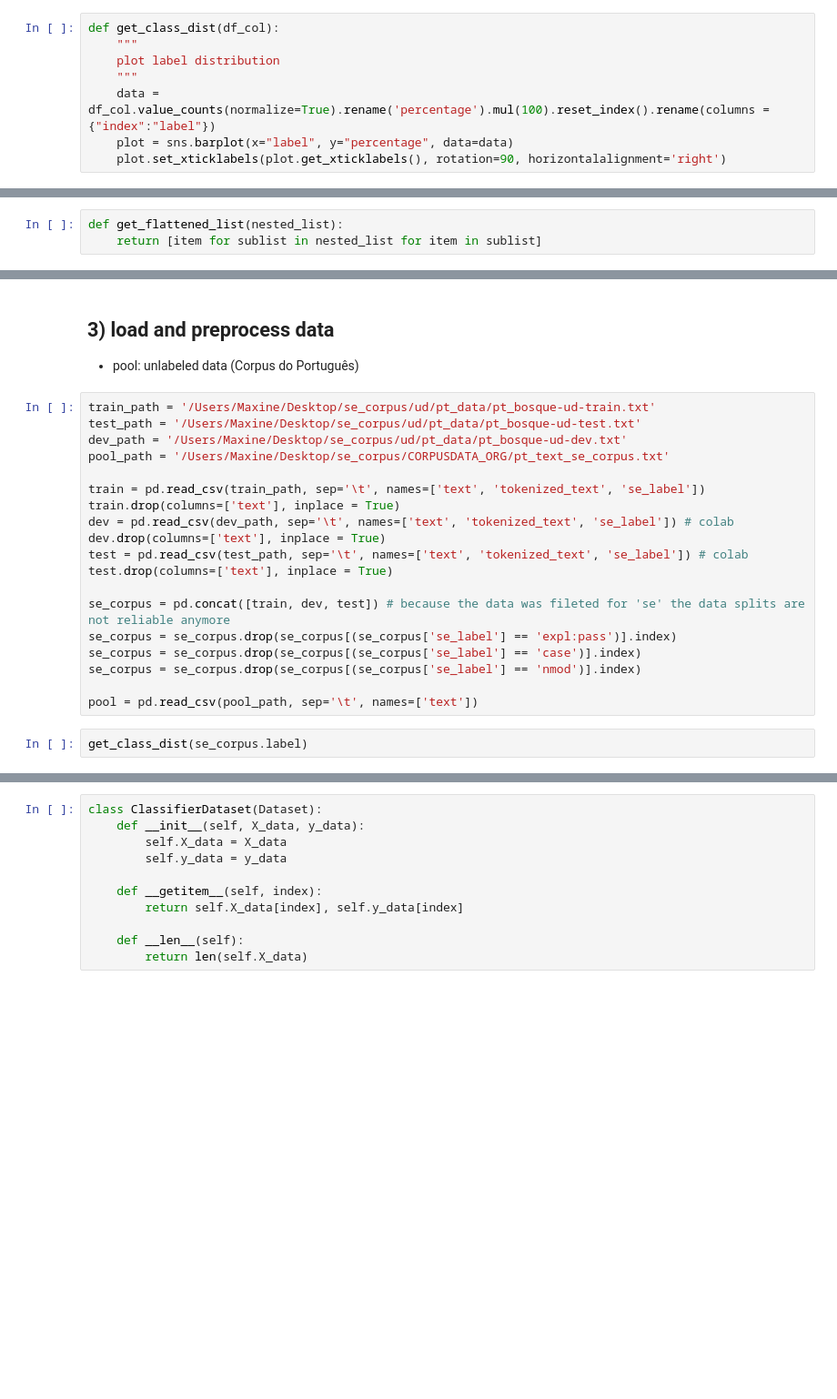
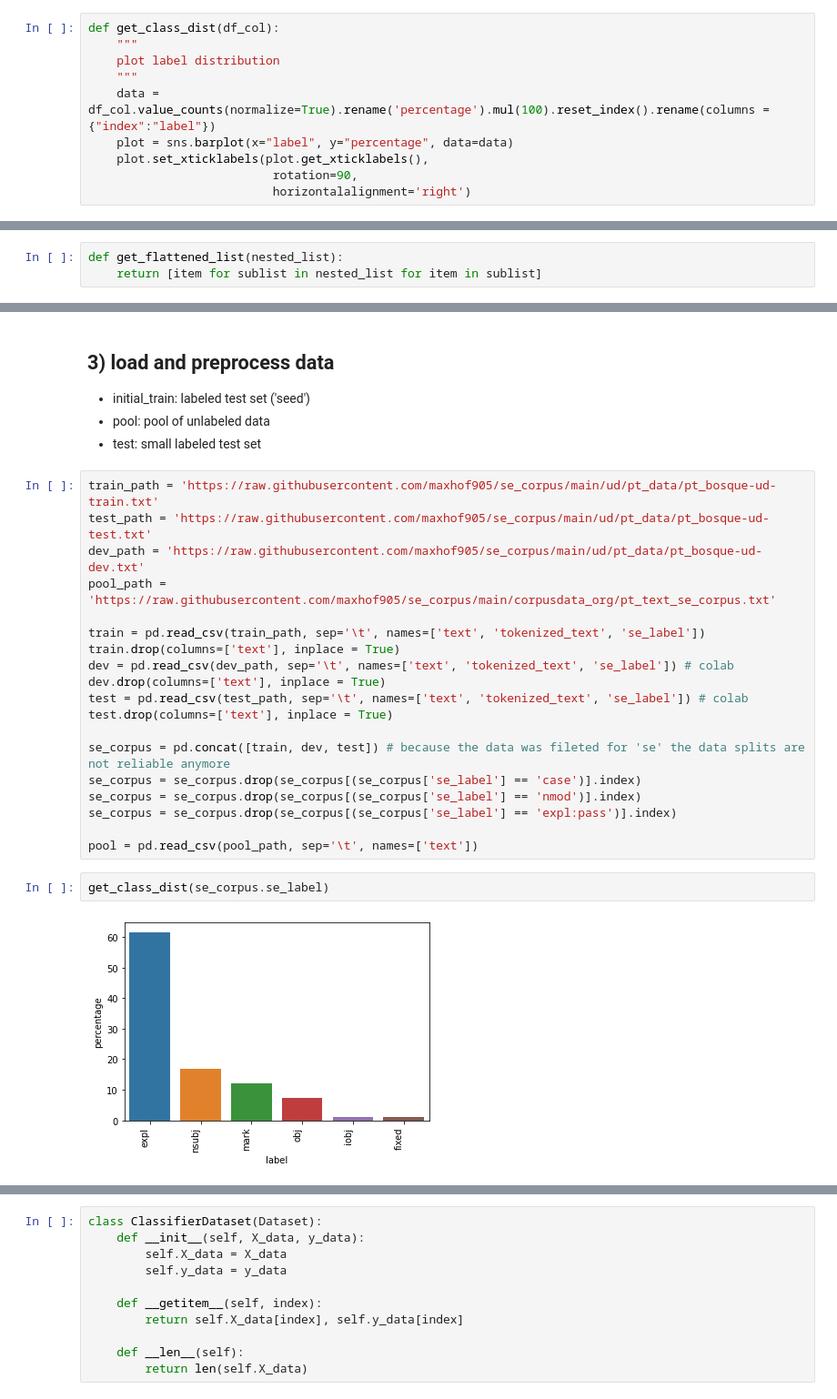
Before and after one commit to maxhof905/se_constructions, a Jupyter notebook: task/pt_pytorch_active_learning.ipynb, the cells around one changed output, grey strips where cells are left out. Shown at 91% size. Cells and saved outputs as stored; diff of their text form; blank space fills up the shorter version.

```diff
--- a/task/pt_pytorch_active_learning.ipynb
+++ b/task/pt_pytorch_active_learning.ipynb
@@ -40,7 +63,9 @@ def get_class_dist(df_col):
     """
     data = df_col.value_counts(normalize=True).rename('percentage').mul(100).reset_index().rename(columns = {"index":"label"})
     plot = sns.barplot(x="label", y="percentage", data=data)
-    plot.set_xticklabels(plot.get_xticklabels(), rotation=90, horizontalalignment='right')
+    plot.set_xticklabels(plot.get_xticklabels(),
+                          rotation=90,
+                          horizontalalignment='right')
 # %%
 def get_balanced_set(df):
     """
@@ -70,12 +96,14 @@ def get_learners_preds(prediction_proba):
     return prediction_list
 # %% [markdown]
 ## 3) load and preprocess data
-- pool: unlabeled data (Corpus do Português)
+- initial_train: labeled test set ('seed')
+- pool: pool of unlabeled data
+- test: small labeled test set
 # %%
-train_path = '/Users/Maxine/Desktop/se_corpus/ud/pt_data/pt_bosque-ud-train.txt'
-test_path = '/Users/Maxine/Desktop/se_corpus/ud/pt_data/pt_bosque-ud-test.txt'
-dev_path = '/Users/Maxine/Desktop/se_corpus/ud/pt_data/pt_bosque-ud-dev.txt'
-pool_path = '/Users/Maxine/Desktop/se_corpus/CORPUSDATA_ORG/pt_text_se_corpus.txt'
+train_path = 'https://raw.githubusercontent.com/maxhof905/se_corpus/main/ud/pt_data/pt_bosque-ud-train.txt'
+test_path = 'https://raw.githubusercontent.com/maxhof905/se_corpus/main/ud/pt_data/pt_bosque-ud-test.txt'
+dev_path = 'https://raw.githubusercontent.com/maxhof905/se_corpus/main/ud/pt_data/pt_bosque-ud-dev.txt'
+pool_path = 'https://raw.githubusercontent.com/maxhof905/se_corpus/main/corpusdata_org/pt_text_se_corpus.txt'
 
 train = pd.read_csv(train_path, sep='\t', names=['text', 'tokenized_text', 'se_label'])
 train.drop(columns=['text'], inplace = True)
@@ -85,11 +113,13 @@ test = pd.read_csv(test_path, sep='\t', names=['text', 'tokenized_text', 'se_lab
 test.drop(columns=['text'], inplace = True)
 
 se_corpus = pd.concat([train, dev, test]) # because the data was fileted for 'se' the data splits are not reliable anymore
-se_corpus = se_corpus.drop(se_corpus[(se_corpus['se_label'] == 'expl:pass')].index)
 se_corpus = se_corpus.drop(se_corpus[(se_corpus['se_label'] == 'case')].index)
 se_corpus = se_corpus.drop(se_corpus[(se_corpus['se_label'] == 'nmod')].index)
+se_corpus = se_corpus.drop(se_corpus[(se_corpus['se_label'] == 'expl:pass')].index)
 
 pool = pd.read_csv(pool_path, sep='\t', names=['text'])
 # %%
-get_class_dist(se_corpus.label)
+get_class_dist(se_corpus.se_label)
+# %% [output]
+[figure, added]
 # %%
```
Also changed, not shown: parts of 35 cells of this notebook, 1 other file.
